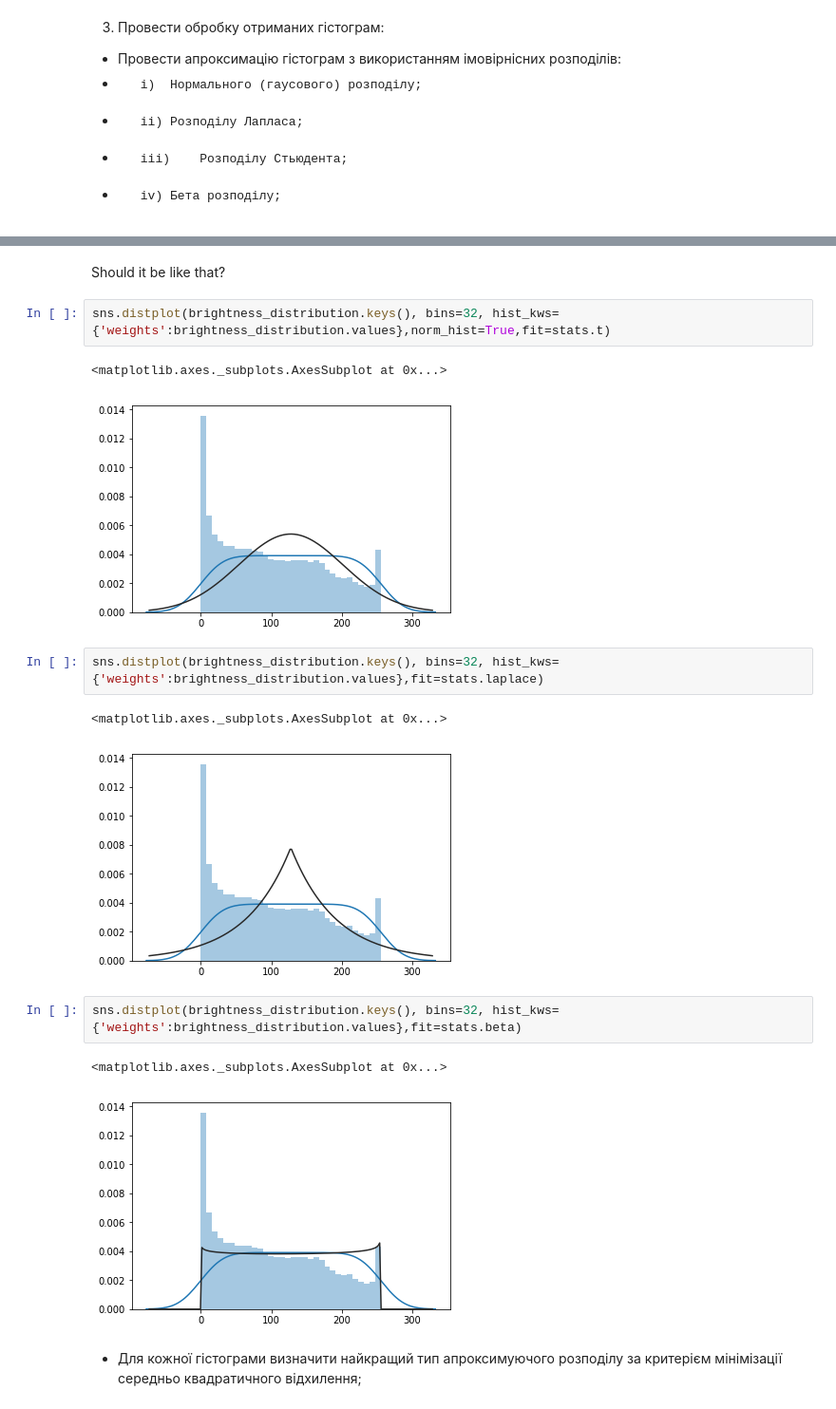
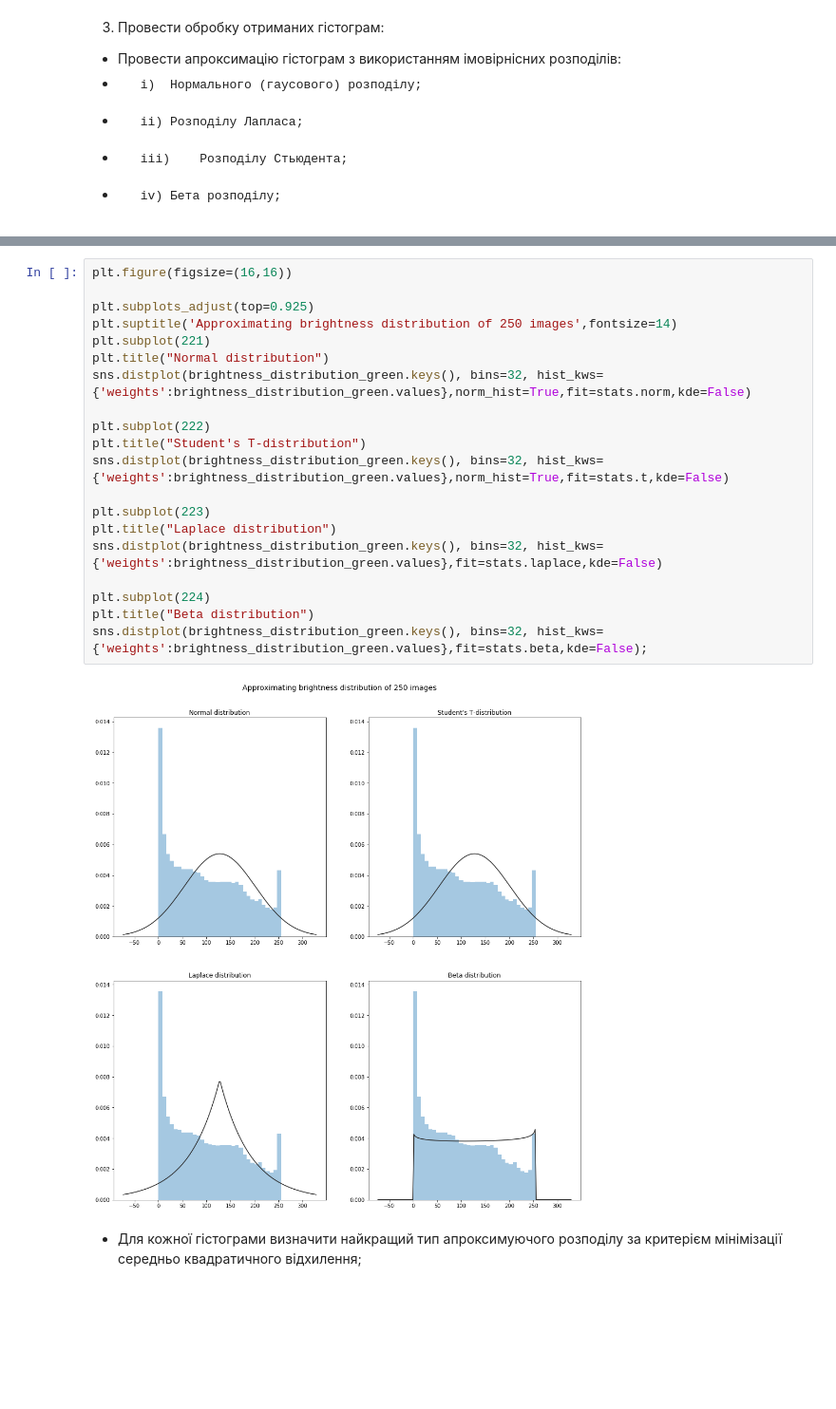
Before and after one commit to EddieKro/MathMethods_in_ML, a Jupyter notebook: notebooks/Lab1.ipynb, the cells around one changed output, grey strips where cells are left out. Shown at 95% size. Cells and saved outputs as stored; diff of their text form; blank space fills up the shorter version.

```diff
--- a/notebooks/Lab1.ipynb
+++ b/notebooks/Lab1.ipynb
@@ -96,20 +137,25 @@ sns.distplot(brightness_distribution.keys(), bins=32, hist_kws={'weights':bright
-# %% [markdown]
-Should it be like that?
-# %%
-sns.distplot(brightness_distribution.keys(), bins=32, hist_kws={'weights':brightness_distribution.values},norm_hist=True,fit=stats.t)
-# %% [output]
-<matplotlib.axes._subplots.AxesSubplot at 0x...>
-[figure, removed]
-# %%
-sns.distplot(brightness_distribution.keys(), bins=32, hist_kws={'weights':brightness_distribution.values},fit=stats.laplace)
-# %% [output]
-<matplotlib.axes._subplots.AxesSubplot at 0x...>
-[figure, removed]
-# %%
-sns.distplot(brightness_distribution.keys(), bins=32, hist_kws={'weights':brightness_distribution.values},fit=stats.beta)
-# %% [output]
-<matplotlib.axes._subplots.AxesSubplot at 0x...>
-[figure, removed]
+# %%
+plt.figure(figsize=(16,16))
+
+plt.subplots_adjust(top=0.925)
+plt.suptitle('Approximating brightness distribution of 250 images',fontsize=14)
+plt.subplot(221)
+plt.title("Normal distribution")
+sns.distplot(brightness_distribution_green.keys(), bins=32, hist_kws={'weights':brightness_distribution_green.values},norm_hist=True,fit=stats.norm,kde=False)
+
+plt.subplot(222)
+plt.title("Student's T-distribution")
+sns.distplot(brightness_distribution_green.keys(), bins=32, hist_kws={'weights':brightness_distribution_green.values},norm_hist=True,fit=stats.t,kde=False)
+
+plt.subplot(223)
+plt.title("Laplace distribution")
+sns.distplot(brightness_distribution_green.keys(), bins=32, hist_kws={'weights':brightness_distribution_green.values},fit=stats.laplace,kde=False)
+
+plt.subplot(224)
+plt.title("Beta distribution")
+sns.distplot(brightness_distribution_green.keys(), bins=32, hist_kws={'weights':brightness_distribution_green.values},fit=stats.beta,kde=False);
+# %% [output]
+[figure, added]
 # %% [markdown]
 * 	Для кожної гістограми визначити найкращий тип апроксимуючого розподілу за критерієм мінімізації середньо квадратичного відхилення;
 # %%
```
Also changed, not shown: parts of 25 cells of this notebook, 4 other files.
